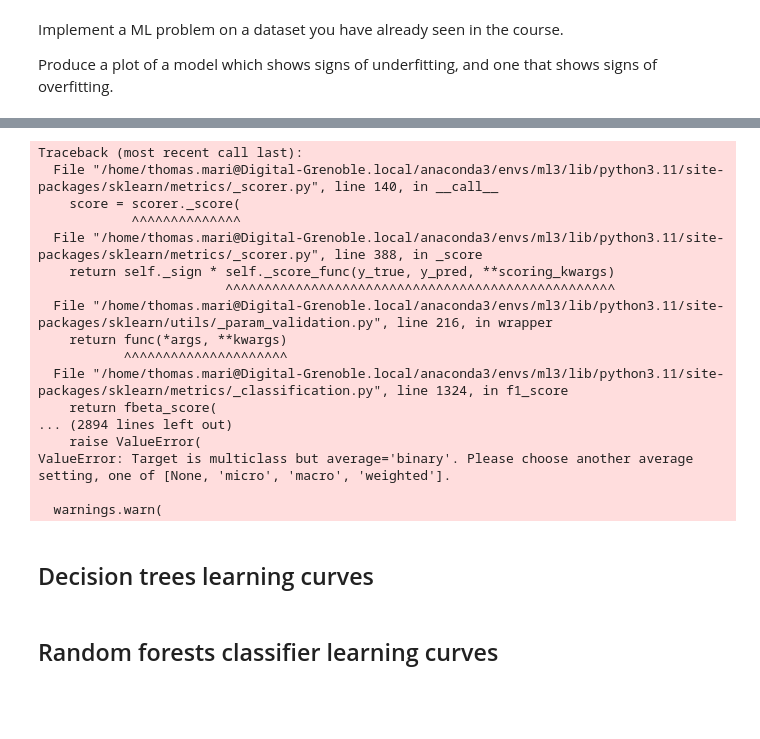
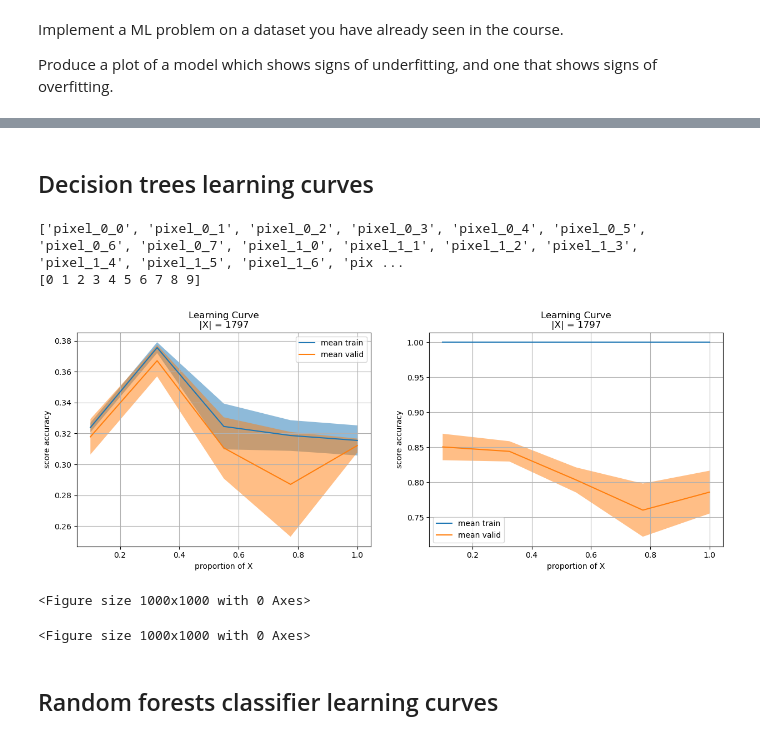
Before and after one commit to thomasmari/DataS3PG, a Jupyter notebook: module/11. ML/3. ML3/ML3.1 - Algorithms Kit Eleve.ipynb, the cells around one changed output, grey strips where cells are left out. Cells and saved outputs as stored; diff of their text form; code cells hidden in the pictures; blank space fills up the shorter version.

```diff
--- a/module/11. ML/3. ML3/ML3.1 - Algorithms Kit Eleve.ipynb
+++ b/module/11. ML/3. ML3/ML3.1 - Algorithms Kit Eleve.ipynb
@@ -331,27 +347,5 @@ def plot_learning_curve(estimator, title, X, y, axes=None, ylim=None, cv=None,
 
 
 # create your method to plot your learning curves using the sklearn method learning_curve()
-# %%
-from sklearn.tree import DecisionTreeClassifier
-dtc = DecisionTreeClassifier(max_depth=2)
-df_result = plot_learning_curve(dtc,"title",X,y,train_sizes=np.linspace(.1, 1.0, 10))
-# %% [output]
-Traceback (most recent call last):
-  File "/home/thomas.mari@Digital-Grenoble.local/anaconda3/envs/ml3/lib/python3.11/site-packages/sklearn/metrics/_scorer.py", line 140, in __call__
-    score = scorer._score(
-            ^^^^^^^^^^^^^^
-  File "/home/thomas.mari@Digital-Grenoble.local/anaconda3/envs/ml3/lib/python3.11/site-packages/sklearn/metrics/_scorer.py", line 388, in _score
-    return self._sign * self._score_func(y_true, y_pred, **scoring_kwargs)
-                        ^^^^^^^^^^^^^^^^^^^^^^^^^^^^^^^^^^^^^^^^^^^^^^^^^^
-  File "/home/thomas.mari@Digital-Grenoble.local/anaconda3/envs/ml3/lib/python3.11/site-packages/sklearn/utils/_param_validation.py", line 216, in wrapper
-    return func(*args, **kwargs)
-           ^^^^^^^^^^^^^^^^^^^^^
-  File "/home/thomas.mari@Digital-Grenoble.local/anaconda3/envs/ml3/lib/python3.11/site-packages/sklearn/metrics/_classification.py", line 1324, in f1_score
-    return fbeta_score(
-... (2894 lines left out)
-    raise ValueError(
-ValueError: Target is multiclass but average='binary'. Please choose another average setting, one of [None, 'micro', 'macro', 'weighted'].
-
-  warnings.warn(
 # %% [markdown]
 ## Decision trees learning curves
@@ -360,2 +352,14 @@ ValueError: Target is multiclass but average='binary'. Please choose another ave
+# %%
+# import the dataset you want
+#DATA SET
+# Load dataset
+from sklearn.datasets import load_iris,load_digits
+dataset = load_digits()
+X = dataset.data[:, :] # petal length and width
+y = dataset.target
+print(dataset.feature_names, dataset.target_names,sep='\n')
+# %% [output]
+['pixel_0_0', 'pixel_0_1', 'pixel_0_2', 'pixel_0_3', 'pixel_0_4', 'pixel_0_5', 'pixel_0_6', 'pixel_0_7', 'pixel_1_0', 'pixel_1_1', 'pixel_1_2', 'pixel_1_3', 'pixel_1_4', 'pixel_1_5', 'pixel_1_6', 'pix ...
+[0 1 2 3 4 5 6 7 8 9]
 # %%
 # do all the pre-rpocessing that is needed
@@ -368,2 +366,17 @@ ValueError: Target is multiclass but average='binary'. Please choose another ave
+# %%
+# Underfit model
+# Train a decision tree with max_depth=2
+from sklearn.tree import DecisionTreeClassifier
+model_uf = DecisionTreeClassifier(max_depth=2)
+model_of = DecisionTreeClassifier(max_depth=50)
+#plotsetting
+fig,axes = plt.figure(figsize=(15,5)),[plt.subplot(1,2,1),plt.subplot(1,2,2)]
+df_result1 = plot_learning_curve(model_uf,X,y,ax = axes[0])
+df_result2 = plot_learning_curve(model_of,X,y,ax=axes[1])
+plt.tight_layout()
+# %% [output]
+[figure, added]
+<Figure size 1000x1000 with 0 Axes>
+<Figure size 1000x1000 with 0 Axes>
 # %% [markdown]
 ## Random forests classifier learning curves
```
Also changed, not shown: parts of 20 cells of this notebook, 5 other files.
